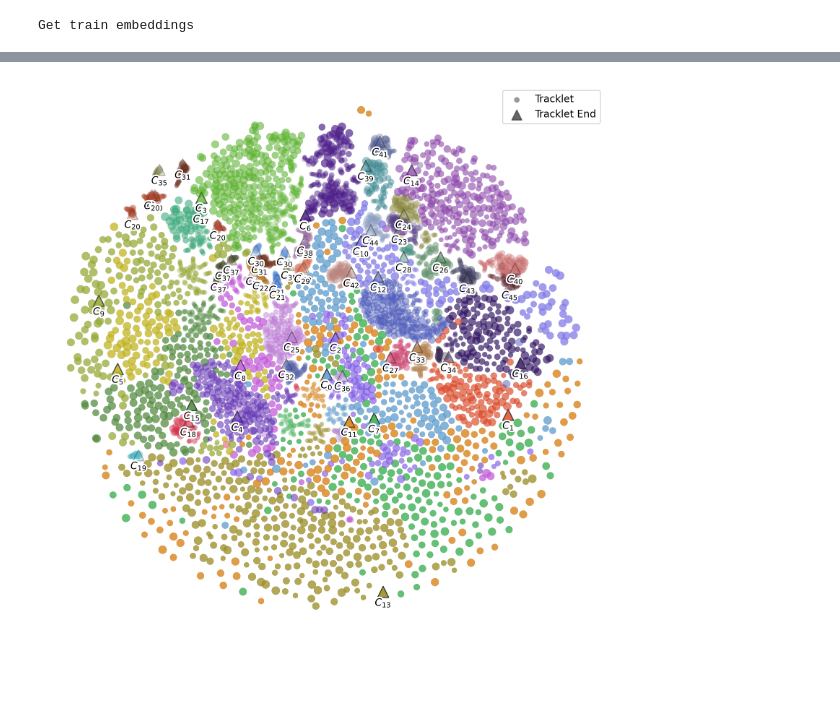
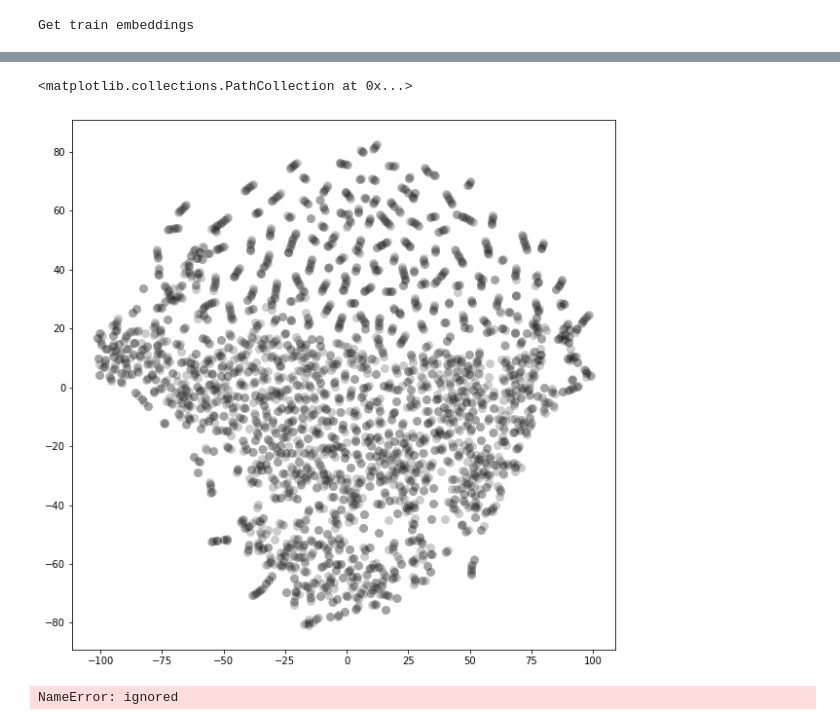
Before and after one commit to Asheeshkrsharma/Identification-OpenCows, a Jupyter notebook: tracklet.ipynb, the cells around one changed output, grey strips where cells are left out. Drawn from its saved outputs; the diff is of its cells as text; code cells hidden in the pictures; blank space fills up the shorter version.

```diff
--- a/tracklet.ipynb
+++ b/tracklet.ipynb
@@ -318,7 +324,7 @@ class LRResNetMod(nn.Module):
         x = x.view(x.size(0), -1)
         # Batch, number of images in each sequence, embddeing size
         x = x.view(batch, timesteps, -1)
-        x = self.dropout1(self.reluConv(x))
+        # x = self.dropout1(self.reluConv(x))
 
         # Must be done before you run a new batch. Otherwise the LSTM will
         # treat a new batch as a continuation of a sequence
@@ -334,8 +340,8 @@ class LRResNetMod(nn.Module):
         self.lstm1.Lstm.flatten_parameters()
         x, _ = self.lstm1(x)
         x = self.mish(x)
+        x = self.norm(x)
         x = self.dropout2(x)
-        x = self.norm(x)
         # x2, _ = self.lstm2(x)
         # x2 = self.dropout(x2)
         # x2 = self.norm(x2)
@@ -589,7 +597,7 @@ class RTL(nn.Module):
 
     def d(self, anchor, instance):
         # return (anchor - instance).pow(2).sum(-1).sum(-1).sum()
-        return (anchor - instance).pow(2).sum(-1).mean()
+        return (anchor - instance).pow(2).mean()
         # return (anchor - instance).pow(2).sum(1).mean()
 
     def forward(self, negative, anchor, positive, prediction=None, target=None):
@@ -687,7 +695,7 @@ trainingDataset = OpenSetCows2021TrackLet(
             transforms.Normalize([0.2403, 0.2595, 0.2305], [0.3107, 0.3184, 0.3061]),
             transforms.RandomVerticalFlip(p=0.9),
             transforms.RandomHorizontalFlip(p=0.9),
-            transforms.ColorJitter(brightness=0.1, contrast=0.1, saturation=0.1, hue=0.1),
+            # transforms.ColorJitter(brightness=0.1, contrast=0.1, saturation=0.1, hue=0.1),
             transforms.RandomRotation(20)
         ],
     ),
@@ -707,7 +715,7 @@ trainingDataset = OpenSetCows2021TrackLet(
 device = torch.device("cuda" if torch.cuda.is_available() else "cpu")
 # device = "cpu"
 # There are 155 individuals in the dataset
-model = LRResNetMod(46)
+model = LRResNetMod(19)
 model.to(device)
 
 # Working parameter (71%)
@@ -719,7 +727,7 @@ trainingDataLoader = DataLoader(
 #     testingDataset, batch_size=10, num_workers=1, shuffle=True
 # )
 
-optimiser = optim.SGD(model.parameters(), momentum=0.3, lr=1e-3, weight_decay=0.1)
+optimiser = optim.SGD(model.parameters(), momentum=0.3, lr=5e-3, weight_decay=0.009)
 # optimiser = torch.optim.Adam(model.parameters(), lr=1e-2, weight_decay=1e-5)
 
 # We will use cross entropy loss for the training
@@ -773,15 +781,16 @@ with tqdm(range(numEpochs), desc="Training epochs", position=0) as pbar:
             # loss = lossFN(input=labels, target=target - 1)
             # rpl, interframe = 0, 0
             loss.backward()
+            # Gradient Norm Clipping
+            gradientNorms.append(calculateGradientNorm(model))
+            nn.utils.clip_grad_norm_(model.parameters(), numpy.percentile(gradientNorms, 10))
+            # nn.utils.clip_grad_norm_(model.parameters(), max_norm=3.0, norm_type=2)
             return loss, rpl, interframe
 
         loss, rpl, interframe = optimiser.step(backPropagate)
 
         # Gradient Norm Clipping
         gradientNorms.append(calculateGradientNorm(model))
-        nn.utils.clip_grad_norm_(model.parameters(), max_norm=3.0, norm_type=2)
-        # gradientNorms.append(calculateGradientNorm(model))
-        # nn.utils.clip_grad_norm_(model.parameters(), numpy.percentile(gradientNorms, 10))
 
         # Every second iteration, calculate model accuracy, evaluate the loss
         # function on the test dataset. Save the experiment history
@@ -835,7 +844,7 @@ def infer(dataset, model):
 # Get the device, prefer Cuda over CPU
 device = torch.device("cuda" if torch.cuda.is_available() else "cpu")
 
-model = LRResNetMod(46)
+model = LRResNetMod(19)
 model.load_state_dict(torch.load(f"./models/{modelPrefix}.pth"))
 model.to(device)
 model.setupTest()
@@ -908,6 +917,17 @@ KNN accuracy: 16.883116883116884%
 # perplexity mentioned in the paper is 30, rest arguments are mentioned as useful defaults
 tSNE = TSNE(n_components=2, learning_rate='auto', perplexity=8, init='pca')
 reduction = tSNE.fit_transform(trainEmbeddingsAll)
+# %%
+plt.scatter(
+        reduction[:, 0], reduction[:, 1],
+        s=80, alpha=0.2,
+        edgecolor="#262626",
+        linewidth=0.02,
+        color='#000000',
+    )
+# %% [output]
+<matplotlib.collections.PathCollection at 0x...>
+[figure, added]
 # %%
 colors = numpy.asarray(
     [
@@ -930,7 +950,7 @@ plt.rcParams["figure.figsize"] = (10, 10)
 fig, ax = plt.subplots(1, dpi=200)
 
 reductionTracklets = [reduction[range[0] : range[1]] for range in trainIdeces]
-labelTracklets = [list(set(trainLabelsAll[range[0] : range[1]] - 1))[0] for range in trainIdeces]
+labelTracklets = [list(set(trainLabelsAll[range[0] : range[1]]))[0] for range in trainIdeces]
 faceColors = [colors[int(label)] / 255.0 for label in labelTracklets]
 labelSize = [list(numpy.linspace(20, 70, num=(r[1] - r[0])-2)) for r in trainIdeces]
 faceAlpha = [list(numpy.linspace(0.05, 0.6, num=(r[1] - r[0])-2)) for r in trainIdeces]
@@ -985,4 +1005,4 @@ ax.axis("tight")
 ax.legend()
 plt.show()
 # %% [output]
-[figure, removed]
+NameError: ignored
```
Also changed, not shown: parts of 6 cells of this notebook, 3 other files.
